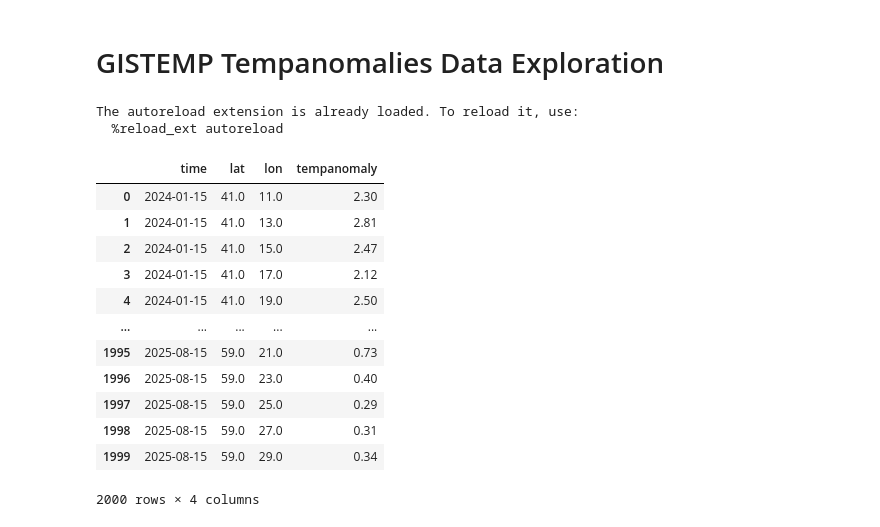
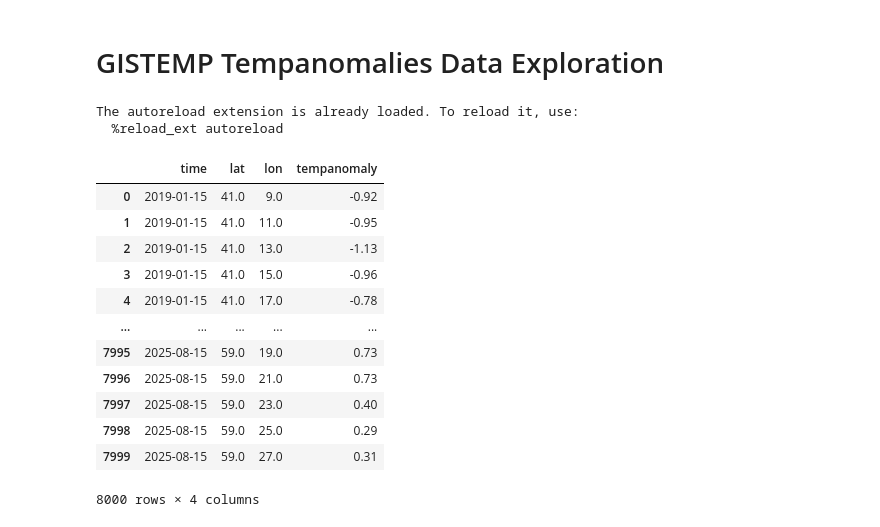
Before and after one commit to ana-sher/climate_analysis, a Jupyter notebook: notebooks/tempanomalies_exploration.ipynb, the cells around one changed output. Drawn from its saved outputs; the diff is of its cells as text; code cells hidden in the pictures.

```diff
--- a/notebooks/tempanomalies_exploration.ipynb
+++ b/notebooks/tempanomalies_exploration.ipynb
@@ -3,38 +3,38 @@
 # %%
 %load_ext autoreload
 %autoreload 2
 from utils.location import get_location
 from data.load import read_raw_tempanomalies
 from visualization.plotting import plot_temp_stats
 from utils.location import get_location
 
 lon, lat = get_location()
 
 loc_range = 10
 
 lat_min = lat - loc_range
 lat_max = lat + loc_range
 lon_min = lon - loc_range
 lon_max = lon + loc_range
 
-temp_anomalies_df = read_raw_tempanomalies(2024, lat_min, lat_max, lon_min, lon_max)
+temp_anomalies_df = read_raw_tempanomalies(2019, lat_min, lat_max, lon_min, lon_max)
 temp_anomalies_df
 # %% [output]
 The autoreload extension is already loaded. To reload it, use:
   %reload_ext autoreload
 |  | time | lat | lon | tempanomaly |
-| 0 | 2024-01-15 | 41.0 | 11.0 | 2.30 |
-| 1 | 2024-01-15 | 41.0 | 13.0 | 2.81 |
-| 2 | 2024-01-15 | 41.0 | 15.0 | 2.47 |
-| 3 | 2024-01-15 | 41.0 | 17.0 | 2.12 |
-| 4 | 2024-01-15 | 41.0 | 19.0 | 2.50 |
+| 0 | 2019-01-15 | 41.0 | 9.0 | -0.92 |
+| 1 | 2019-01-15 | 41.0 | 11.0 | -0.95 |
+| 2 | 2019-01-15 | 41.0 | 13.0 | -1.13 |
+| 3 | 2019-01-15 | 41.0 | 15.0 | -0.96 |
+| 4 | 2019-01-15 | 41.0 | 17.0 | -0.78 |
 | ... | ... | ... | ... | ... |
-| 1995 | 2025-08-15 | 59.0 | 21.0 | 0.73 |
-| 1996 | 2025-08-15 | 59.0 | 23.0 | 0.40 |
-| 1997 | 2025-08-15 | 59.0 | 25.0 | 0.29 |
-| 1998 | 2025-08-15 | 59.0 | 27.0 | 0.31 |
-| 1999 | 2025-08-15 | 59.0 | 29.0 | 0.34 |
+| 7995 | 2025-08-15 | 59.0 | 19.0 | 0.73 |
+| 7996 | 2025-08-15 | 59.0 | 21.0 | 0.73 |
+| 7997 | 2025-08-15 | 59.0 | 23.0 | 0.40 |
+| 7998 | 2025-08-15 | 59.0 | 25.0 | 0.29 |
+| 7999 | 2025-08-15 | 59.0 | 27.0 | 0.31 |
-2000 rows × 4 columns
+8000 rows × 4 columns
 # %%
 from data.write import write_tempanomalies
 write_tempanomalies(temp_anomalies_df)
```
Also changed, not shown: parts of 1 cell of this notebook, 2 other files.
